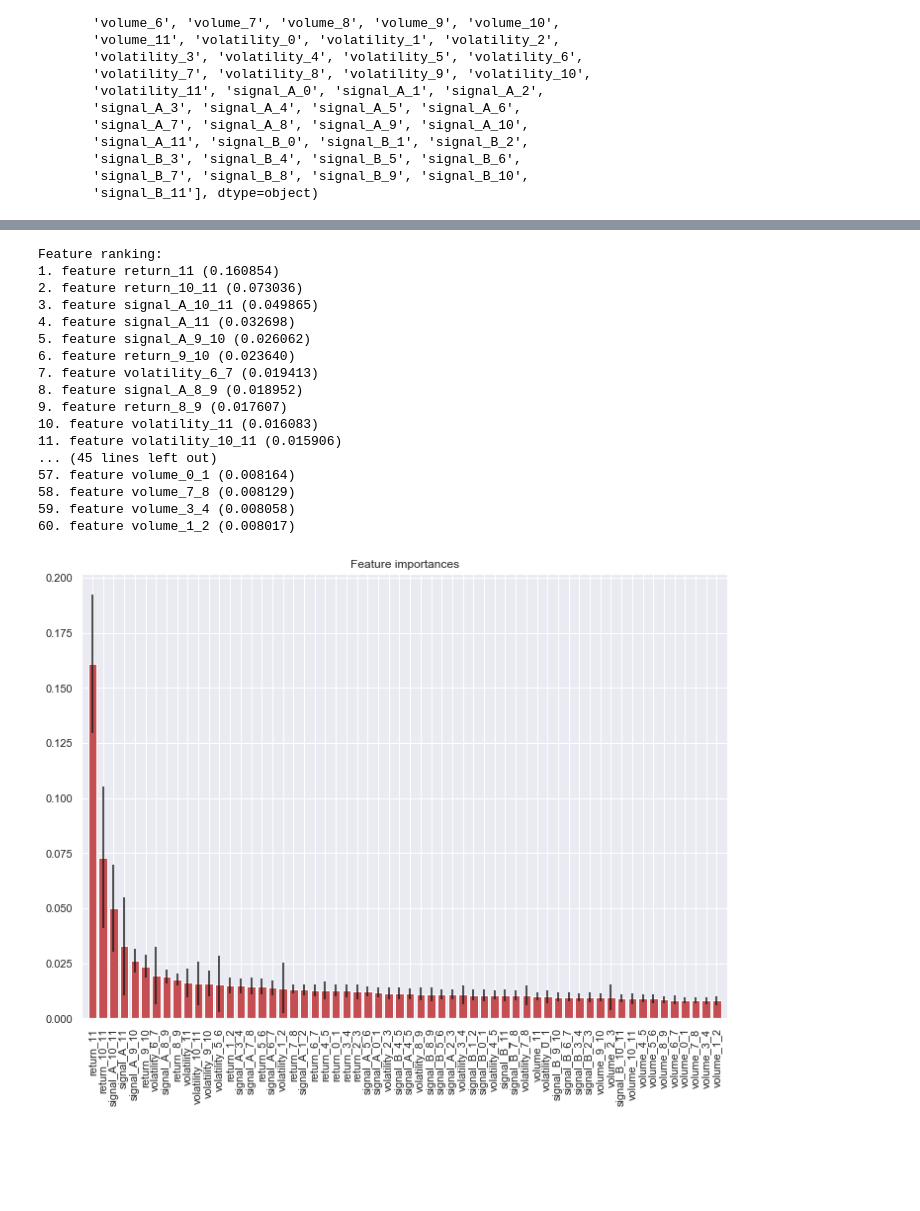
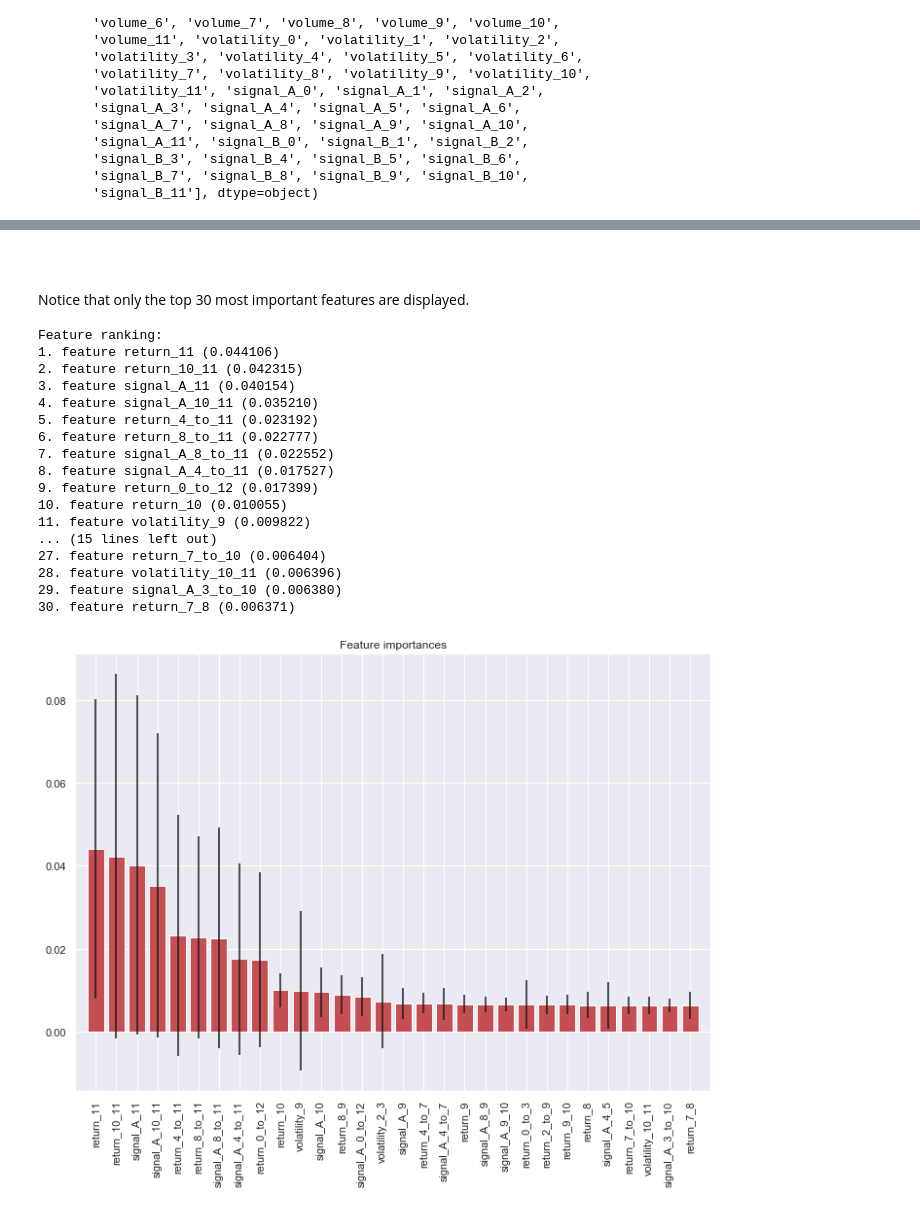
Before and after one commit to kanru-wang/stock_toy_model_for_phg, a Jupyter notebook: dev_notebook.ipynb, the cells around one changed output, grey strips where cells are left out. Drawn from its saved outputs; the diff is of its cells as text; code cells hidden in the pictures; blank space fills up the shorter version.

```diff
--- a/dev_notebook.ipynb
+++ b/dev_notebook.ipynb
@@ -260,15 +252,23 @@ tidy_more_features["signal_B_10_11"] = tidy_more_features["signal_B_10"] + tidy_
+# %%
+tidy_more_features = tidy_table_dropped.assign(hour = lambda x: x["time_12"].apply(lambda x: x.hour))#,
+#                                               dayofweek = lambda x: x["time_12"].apply(lambda x: x.dayofweek))
+tidy_more_features = add_more_rolling_features(tidy_more_features, "return")
+tidy_more_features = add_more_rolling_features(tidy_more_features, "volume")
+tidy_more_features = add_more_rolling_features(tidy_more_features, "volatility")
+tidy_more_features = add_more_rolling_features(tidy_more_features, "signal_A")
+tidy_more_features = add_more_rolling_features(tidy_more_features, "signal_B")
 # %%
 tidy_more_features = tidy_more_features.drop(
       ['return_0', 'return_1', 'return_2', 'return_3', 'return_4', 'return_5',
-       'return_6', 'return_7', 'return_8', 'return_9', 'return_10',
+       'return_6', 'return_7', #'return_8', 'return_9', 'return_10',
        'volume_0', 'volume_1', 'volume_2', 'volume_3', 'volume_4', 'volume_5',
-       'volume_6', 'volume_7', 'volume_8', 'volume_9', 'volume_10',
+       'volume_6', 'volume_7', #'volume_8', 'volume_9', 'volume_10',
        'volatility_0', 'volatility_1', 'volatility_2', 'volatility_3', 'volatility_4', 'volatility_5',
-       'volatility_6', 'volatility_7', 'volatility_8', 'volatility_9', 'volatility_10',
+       'volatility_6', 'volatility_7', #'volatility_8', 'volatility_9', 'volatility_10',
        'signal_A_0', 'signal_A_1', 'signal_A_2', 'signal_A_3', 'signal_A_4', 'signal_A_5',
-       'signal_A_6', 'signal_A_7', 'signal_A_8', 'signal_A_9', 'signal_A_10',
+       'signal_A_6', 'signal_A_7', #'signal_A_8', 'signal_A_9', 'signal_A_10',
        'signal_B_0', 'signal_B_1', 'signal_B_2', 'signal_B_3', 'signal_B_4', 'signal_B_5',
-       'signal_B_6', 'signal_B_7', 'signal_B_8', 'signal_B_9', 'signal_B_10'
+       'signal_B_6', 'signal_B_7'#, 'signal_B_8', 'signal_B_9', 'signal_B_10'
       ], axis = 1)
 # %%
 tidy_more_features.shape
@@ -280,7 +280,7 @@ start_of_aug = datetime.strptime('2017-08-01 06:00:00', '%Y-%m-%d %H:%M:%S')
 end_of_aug = datetime.strptime('2017-08-31 18:00:00', '%Y-%m-%d %H:%M:%S')
 mid_of_sep = datetime.strptime('2017-09-15 18:00:00', '%Y-%m-%d %H:%M:%S')
 train_data = tidy_more_features.loc[start_of_aug < tidy_more_features['time_12']].\
-                                loc[tidy_more_features['time_12'] < end_of_aug].sample(n = 20000)
+                                loc[tidy_more_features['time_12'] < end_of_aug].sample(n = 30000)
 test_data = tidy_more_features.loc[end_of_aug < tidy_more_features['time_12']].\
                                loc[tidy_more_features['time_12'] < mid_of_sep].sample(n = 10000)
 # %%
@@ -367,10 +367,10 @@ gs.grid_scores_
 # %%
 best_model = RandomForestRegressor(
     n_estimators = 30,
-    max_features = "auto",
+    max_features = "log2",
     max_depth = 35,
-    min_samples_split = 2,
-    min_samples_leaf = 2,
+    min_samples_split = 5,
+    min_samples_leaf = 1,
     n_jobs = -1
 )
 # %%
@@ -400,42 +400,45 @@ root_mean_square_error
+# %% [markdown]
+<br>
+<br>
+Notice that only the top 30 most important features are displayed.
 # %%
 X = test_data.loc[:, test_data.columns != "return_12"]
 
 importances = best_model.feature_importances_
 
 std = np.std([tree.feature_importances_ for tree in best_model.estimators_],
              axis=0)
-indices = np.argsort(importances)[::-1]
+indices = np.argsort(importances)[::-1][0:30]
 
 # Print the feature ranking
 print("Feature ranking:")
 
-for f in range(X.shape[1]):
+for f in range(30):
     print("%d. feature %s (%f)" % (f + 1, X.columns.values[indices[f]], importances[indices[f]]))
 
 # Plot the feature importances of the forest
 pyplot.figure()
 pyplot.title("Feature importances")
-pyplot.bar(range(X.shape[1]), importances[indices],
-       color="r", yerr=std[indices], align="center")
-pyplot.xticks(range(X.shape[1]), X.columns.values[indices], rotation= 90)
-pyplot.xlim([-1, X.shape[1]])
+pyplot.bar(range(30), importances[indices], color="r", yerr=std[indices], align="center")
+pyplot.xticks(range(30), X.columns.values[indices], rotation= 90)
+pyplot.xlim([-1, 30])
 pyplot.show()
 # %% [output]
 Feature ranking:
-1. feature return_11 (0.160854)
-2. feature return_10_11 (0.073036)
-3. feature signal_A_10_11 (0.049865)
-4. feature signal_A_11 (0.032698)
-5. feature signal_A_9_10 (0.026062)
-6. feature return_9_10 (0.023640)
-7. feature volatility_6_7 (0.019413)
-8. feature signal_A_8_9 (0.018952)
-9. feature return_8_9 (0.017607)
-10. feature volatility_11 (0.016083)
-11. feature volatility_10_11 (0.015906)
-... (45 lines left out)
-57. feature volume_0_1 (0.008164)
-58. feature volume_7_8 (0.008129)
-59. feature volume_3_4 (0.008058)
-60. feature volume_1_2 (0.008017)
+1. feature return_11 (0.044106)
+2. feature return_10_11 (0.042315)
+3. feature signal_A_11 (0.040154)
+4. feature signal_A_10_11 (0.035210)
+5. feature return_4_to_11 (0.023192)
+6. feature return_8_to_11 (0.022777)
+7. feature signal_A_8_to_11 (0.022552)
+8. feature signal_A_4_to_11 (0.017527)
+9. feature return_0_to_12 (0.017399)
+10. feature return_10 (0.010055)
+11. feature volatility_9 (0.009822)
+... (15 lines left out)
+27. feature return_7_to_10 (0.006404)
+28. feature volatility_10_11 (0.006396)
+29. feature signal_A_3_to_10 (0.006380)
+30. feature return_7_8 (0.006371)
-[figure, old version]
+[figure, new version]
```
Also changed, not shown: parts of 29 cells of this notebook.
